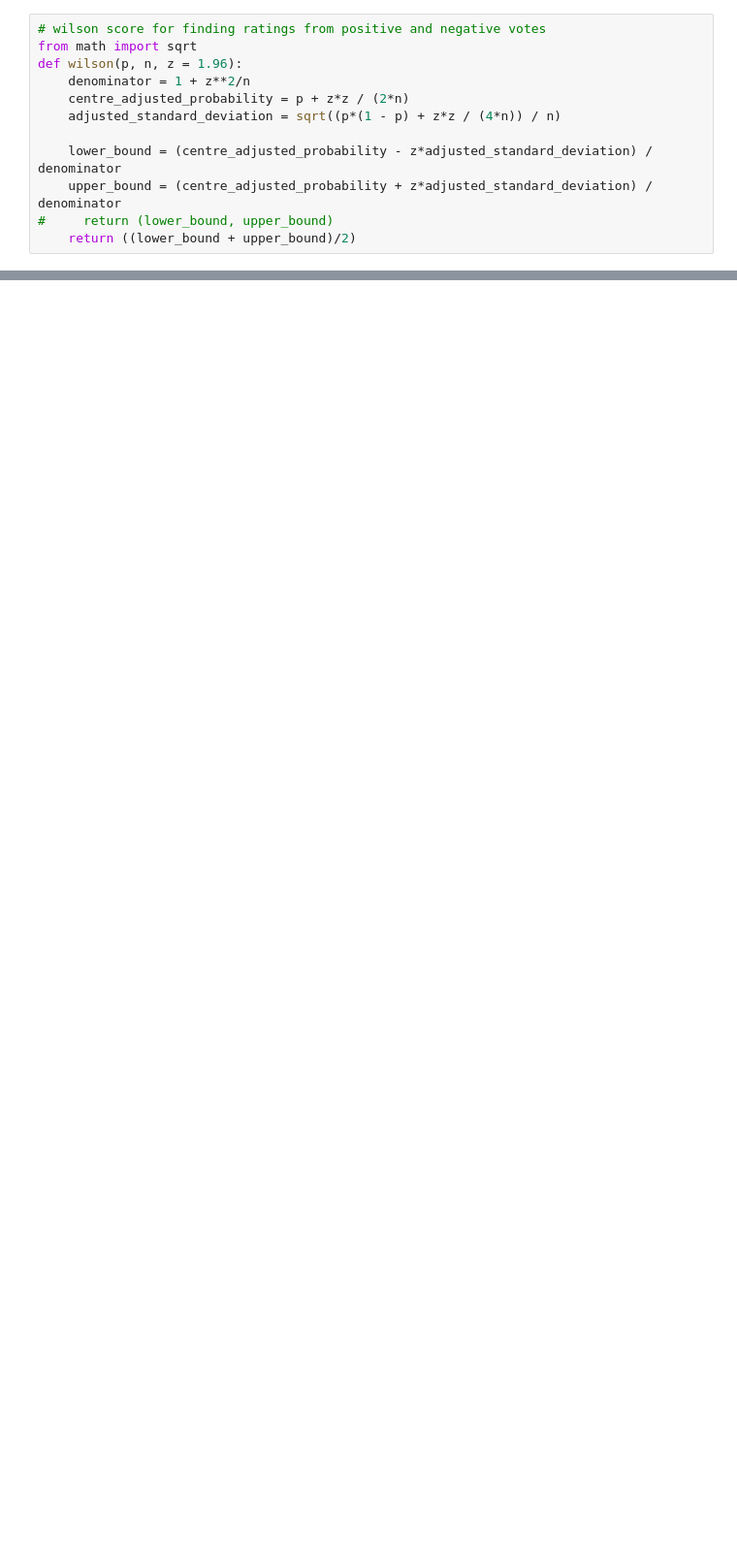
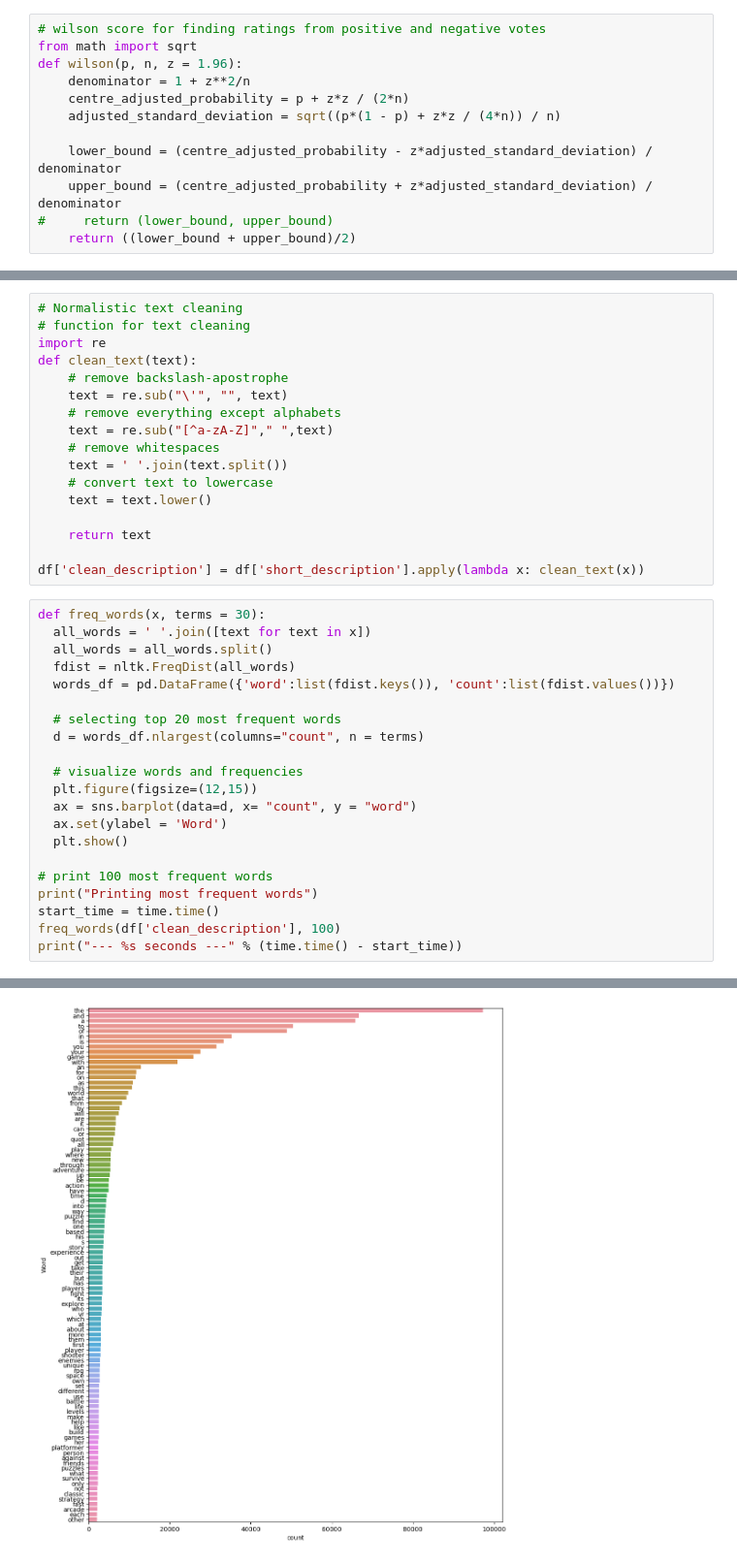
Before and after one commit to ZahraS98/IUI-Project, a Jupyter notebook: newDatasetPlayground.ipynb, the cells around one changed output, grey strips where cells are left out. Shown: that part at 97% size. Saved outputs shown, nothing was run; the diff lists cells and outputs as text; blank space fills up the shorter version.

```diff
--- a/newDatasetPlayground.ipynb
+++ b/newDatasetPlayground.ipynb
@@ -84,0 +123,39 @@ display(steam_2022.sample(5))
+# %%
+# Normalistic text cleaning
+# function for text cleaning
+import re
+def clean_text(text):
+    # remove backslash-apostrophe
+    text = re.sub("\'", "", text)
+    # remove everything except alphabets
+    text = re.sub("[^a-zA-Z]"," ",text)
+    # remove whitespaces
+    text = ' '.join(text.split())
+    # convert text to lowercase
+    text = text.lower()
+
+    return text
+
+df['clean_description'] = df['short_description'].apply(lambda x: clean_text(x))
+# %%
+def freq_words(x, terms = 30):
+  all_words = ' '.join([text for text in x])
+  all_words = all_words.split()
+  fdist = nltk.FreqDist(all_words)
+  words_df = pd.DataFrame({'word':list(fdist.keys()), 'count':list(fdist.values())})
+
+  # selecting top 20 most frequent words
+  d = words_df.nlargest(columns="count", n = terms)
+
+  # visualize words and frequencies
+  plt.figure(figsize=(12,15))
+  ax = sns.barplot(data=d, x= "count", y = "word")
+  ax.set(ylabel = 'Word')
+  plt.show()
+
+# print 100 most frequent words
+print("Printing most frequent words")
+start_time = time.time()
+freq_words(df['clean_description'], 100)
+print("--- %s seconds ---" % (time.time() - start_time))
+# %% [output]
@@ -84,0 +163 @@ display(steam_2022.sample(5))
+[figure, added]
```
Also changed, not shown: parts of 23 cells of this notebook.
